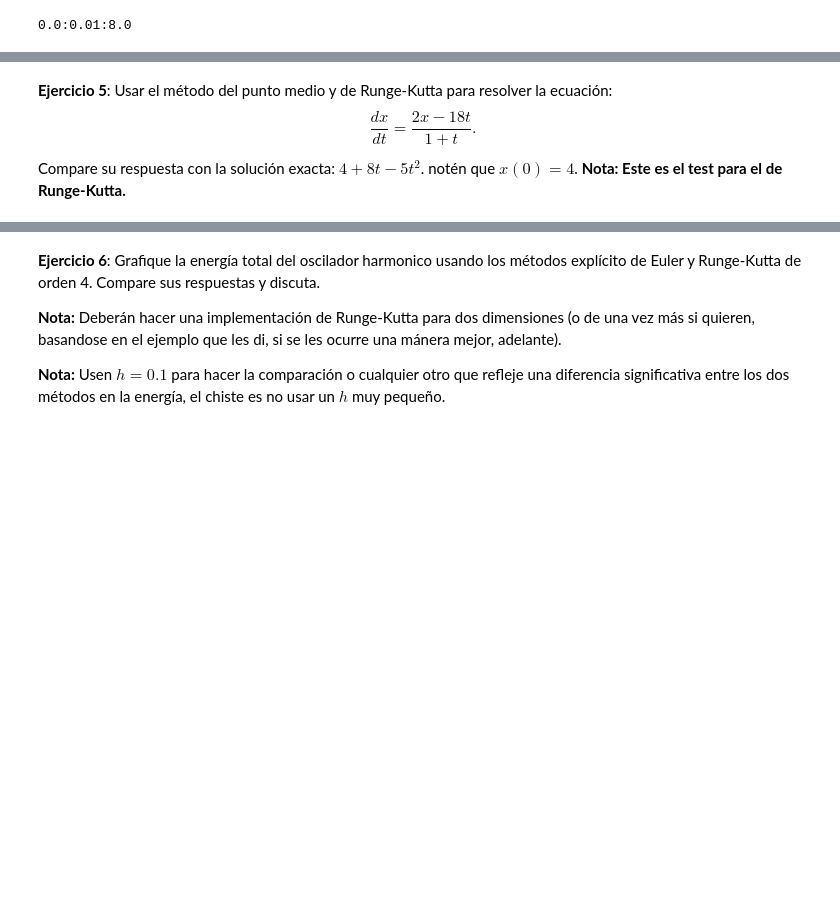
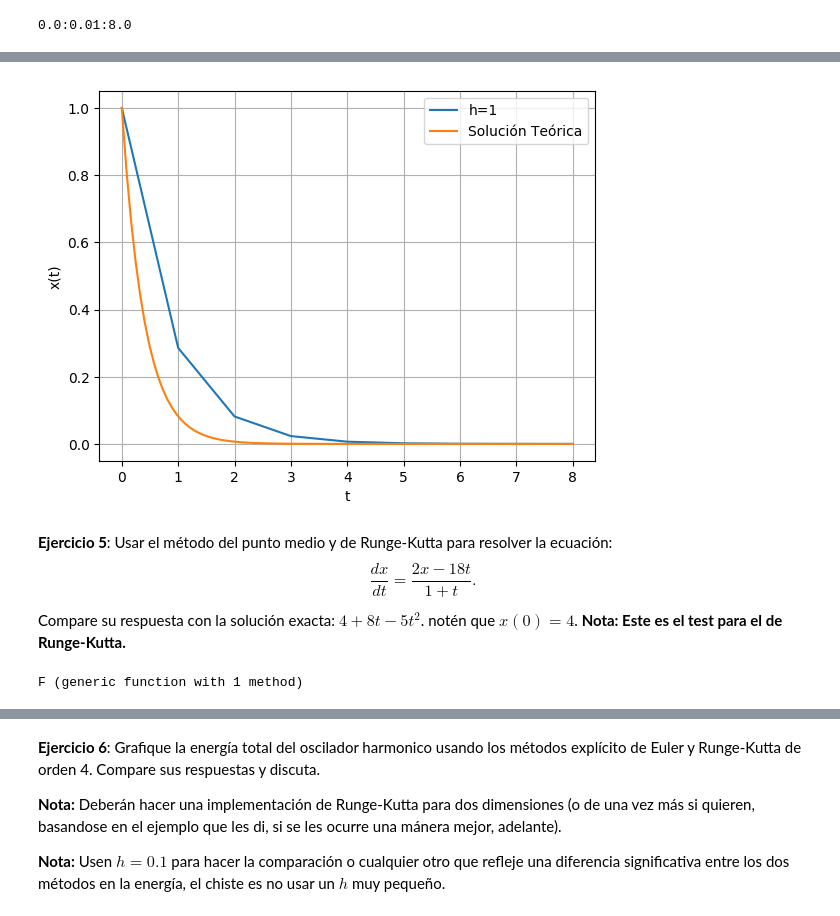
Before and after one commit to cecepassat/Fisica_Computacional_Cordero_Silis, a Jupyter notebook: Tarea_12_Oct_3.ipynb, the cells around one changed output, grey strips where cells are left out. Drawn from its saved outputs; the diff is of its cells as text; code cells hidden in the pictures; blank space fills up the shorter version.

```diff
--- a/Tarea_12_Oct_3.ipynb
+++ b/Tarea_12_Oct_3.ipynb
@@ -138,4 +140,33 @@ show();
+# %%
+## Grafiquemos la solución para h=1
+
+plot(listt1,sol1,label="h=1");
+plot(linspace(0,8,100),e.^(-2.5(linspace(0,8,100))),label="Solución Teórica");
+
+
+grid("on");
+xlabel("t");
+ylabel("x(t)");
+legend();
+show();
+# %% [output]
+[figure, added]
 # %% [markdown]
 __Ejercicio 5__: Usar el método del punto medio y de Runge-Kutta para resolver la ecuación:
 $$\frac{dx}{dt}=\frac{2x-18 t}{1+t}.$$
 Compare su respuesta con la solución exacta: $4+8t-5t^2$. notén que $x(0)=4$. __Nota: Este es el test para el de Runge-Kutta.__
+# %%
+## Definamos la función a resulver
+
+F(x,t)=(2x-18t)/(1+t)
+
+## MÉTODO DEL PUNTO MEDIO
+
+## Consideremos los siguientes espacios temporales
+
+lista1=0:0.5:12 ## t=0.5
+lista2=0:0.2:12
+lista3=0:0.01:12
+lista4=0:0.001:12 ## t=0.001
+# %% [output]
+F (generic function with 1 method)
```
Also changed, not shown: parts of 8 cells of this notebook.
